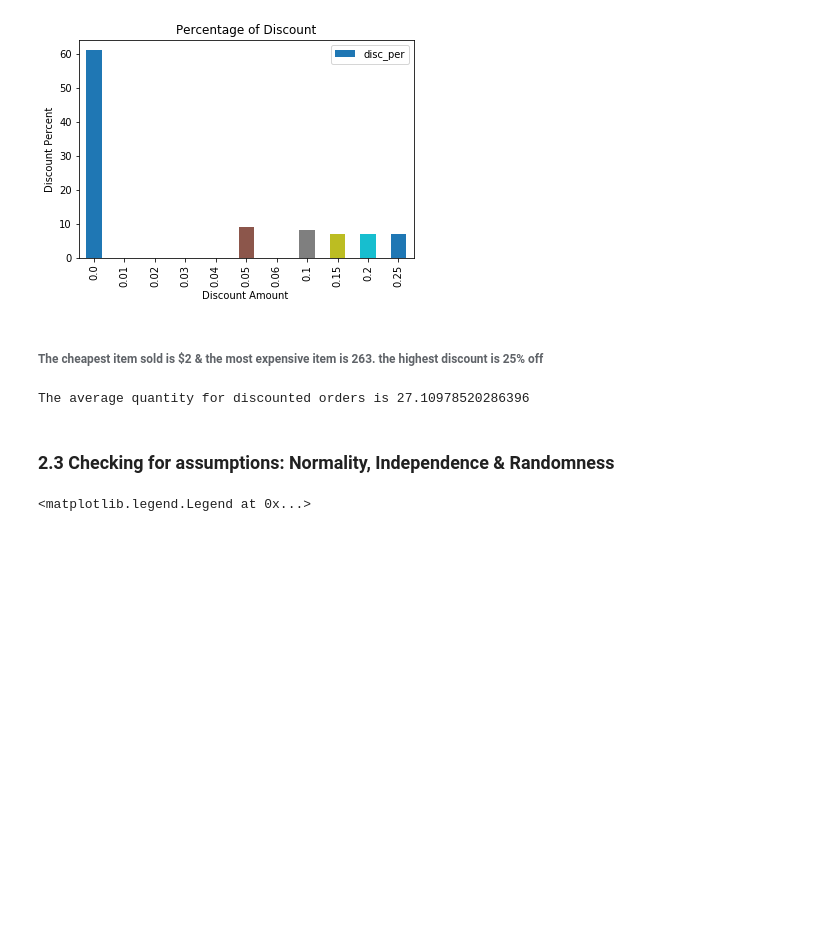
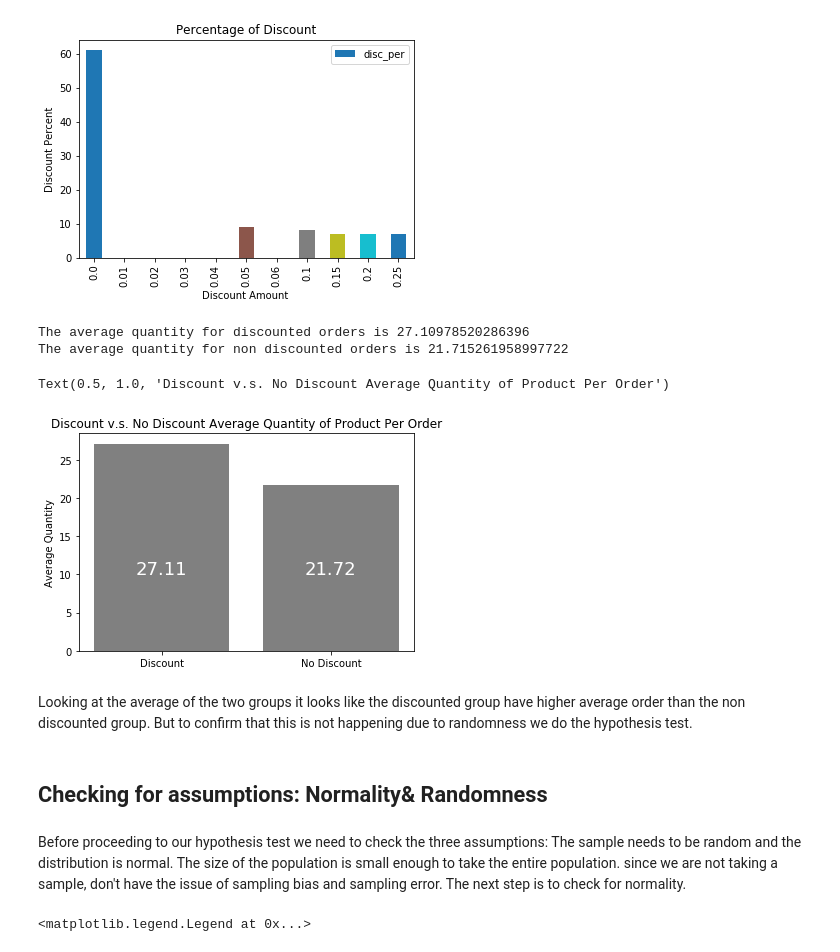
Before and after one commit to omegamarkos/Northwind-hypothesis-testing-, a Jupyter notebook: Northwind.ipynb, the cells around one changed output. Cells and saved outputs as stored; diff of their text form; code cells hidden in the pictures; blank space fills up the shorter version.

```diff
--- a/Northwind.ipynb
+++ b/Northwind.ipynb
@@ -155,6 +158,4 @@ plt.legend()
 plt.show()
 # %% [output]
 [figure]
-# %% [markdown]
-###### The cheapest item sold is $2 & the most expensive item is 263. the highest discount is 25% off
 # %%
@@ -165,10 +166,30 @@ non_disc = non_disc['Quantity']
 disc = order_details[order_details['Discount'] != 0]
 disc = disc['Quantity']
 # %%
+# finding the mean for the discounted & non discounted group
 disc_ave=disc.mean()
 print (f'The average quantity for discounted orders is {disc_ave }')
+nondisc_ave=non_disc.mean()
+print (f'The average quantity for non discounted orders is {nondisc_ave }')
 # %% [output]
 The average quantity for discounted orders is 27.10978520286396
+The average quantity for non discounted orders is 21.715261958997722
+# %%
+X = ['Discount', 'No Discount']
+y = [disc.mean(),
+     non_disc.mean()]
+plt.bar(X,y, color=('grey'))
+plt.text(s=round(y[1],2), x=1, y=10, color="w", horizontalalignment='center',size=18)
+plt.text(s=round(y[0],2), x=0, y=10, color="w", horizontalalignment='center',size=18)
+plt.ylabel('Average Quantity')
+plt.title('Discount v.s. No Discount Average Quantity of Product Per Order')
+# %% [output]
+Text(0.5, 1.0, 'Discount v.s. No Discount Average Quantity of Product Per Order')
+[figure, added]
+# %% [markdown]
+Looking at the average of the two groups it looks like the discounted group have higher average order than the non discounted group. But to confirm that  this is not happening due to randomness we do the hypothesis test.
 # %% [markdown]
-### 2.3 Checking for assumptions: Normality, Independence & Randomness
+##  Checking for assumptions: Normality& Randomness
+# %% [markdown]
+Before proceeding to our hypothesis test we need to check the three assumptions: The sample needs to be random and the distribution is normal. The size of the population is small enough to take the entire population. since we are not taking a sample, don't have the issue of sampling bias and sampling error. The next step is to check for normality.
 # %%
```
Also changed, not shown: parts of 169 cells of this notebook.
